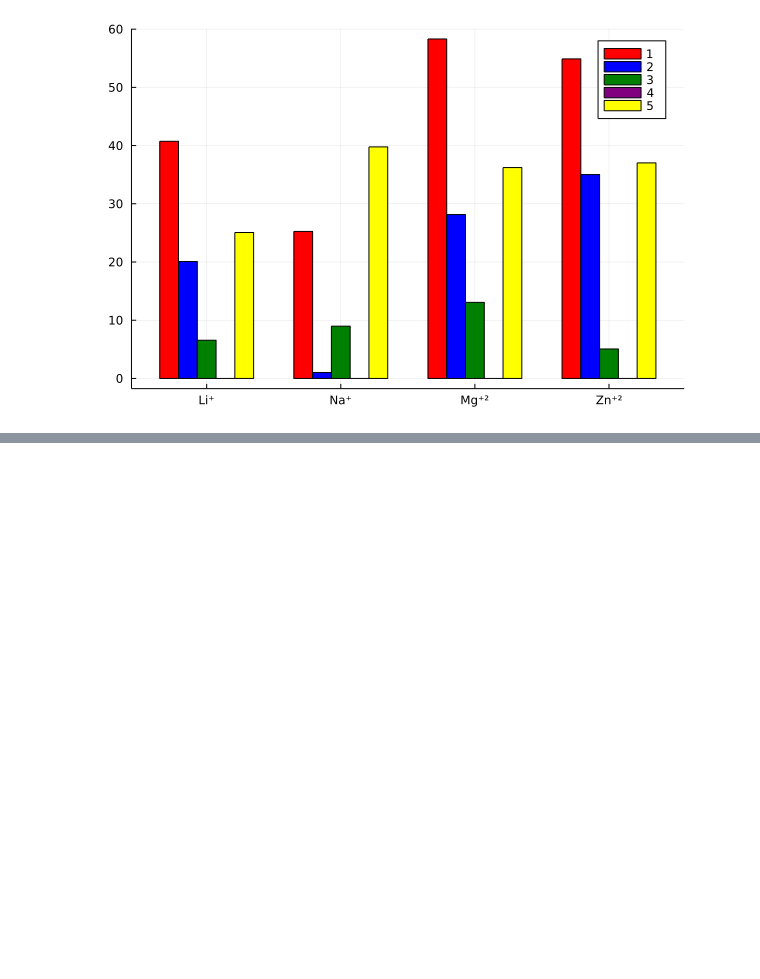
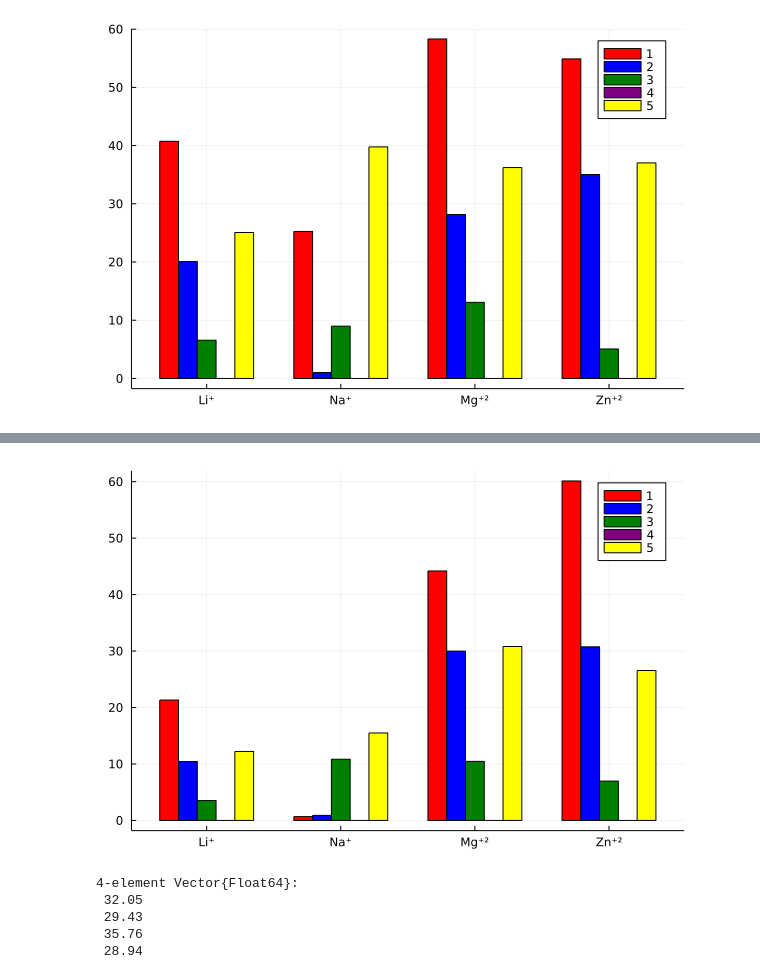
Before and after one commit to Leticia-maria/PlotsExamples.jl, a Jupyter notebook: examples.ipynb, the cells around one changed output, grey strips where cells are left out. Drawn from its saved outputs; the diff is of its cells as text; code cells hidden in the pictures; blank space fills up the shorter version.

Commit message:
Add third graph

```diff
--- a/examples.ipynb
+++ b/examples.ipynb
@@ -51,0 +58,16 @@ b5 = [12.22, 15.49, 30.81, 26.56]
+# %%
+groupedbar([b1 b2 b3 b4 b5], bar_position = :dodge, bar_width=0.7, xticks=(1:12, ticklabel), labels=id, colour=color)
+# %% [output]
+[figure, added]
+# %%
+c1 = [38.40, 17.67, 50.50, 59.77]
+c2 = [23.84, 0.982, 27.68, 26.10]
+c3 = [4.01, 11.66, 9.65, 3.84]
+c4 = [0, 0, 0, 0]
+c5 = [32.05, 29.43, 35.76, 28.94]
+# %% [output]
+4-element Vector{Float64}:
+ 32.05
+ 29.43
+ 35.76
+ 28.94
```
Also changed, not shown: parts of 2 cells of this notebook.
